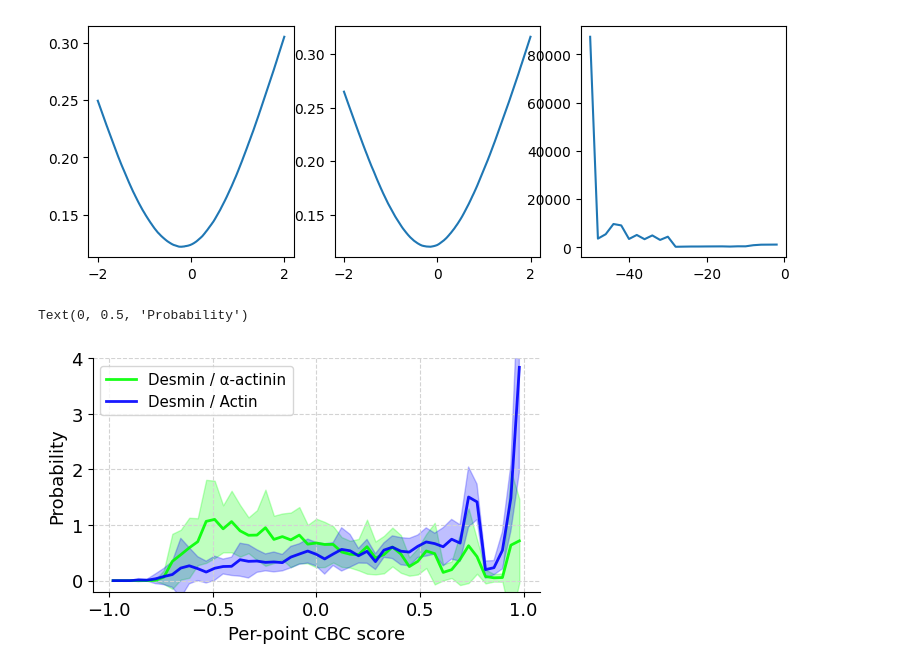
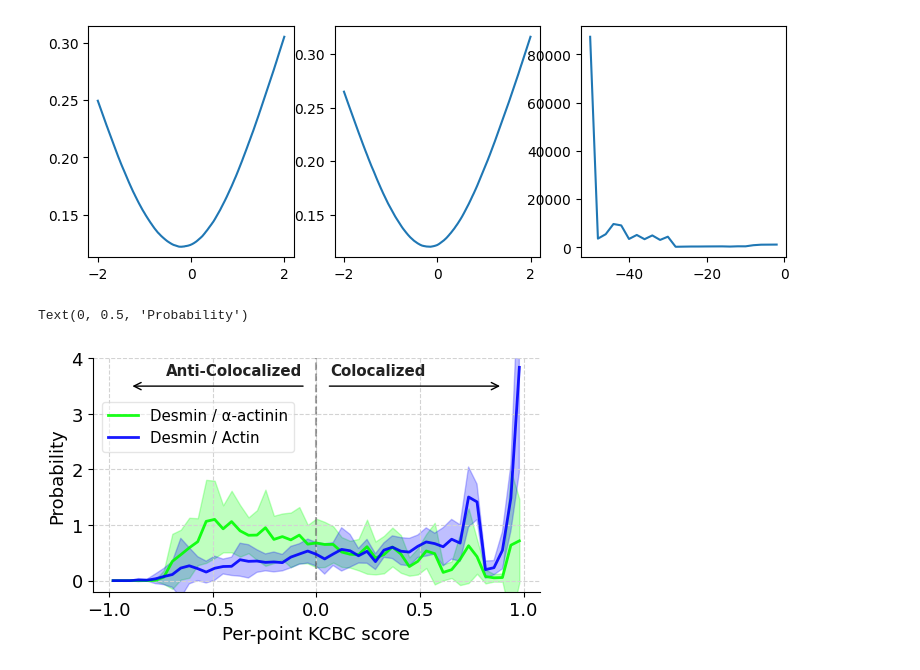
Before and after one commit to Jhko725/desmin-sarcomere-interior, a Jupyter notebook: notebooks/coordinate_based_colocalization.ipynb, the cells around one changed output. Drawn from its saved outputs; the diff is of its cells as text; code cells hidden in the pictures.

Commit message:
Polished the KCBC analysis figure

```diff
--- a/notebooks/coordinate_based_colocalization.ipynb
+++ b/notebooks/coordinate_based_colocalization.ipynb
@@ -113,29 +113,67 @@ kcbc_hist = jax.tree.map(
 # %%
 plt.rc("font", size=13)
 
 fig, ax = plt.subplots(1, 1, figsize=(5, 3), constrained_layout=True)
+ax.axvline(x=0, ymin=0.05, ymax=3.0, ls="--", color="#222222", alpha=0.4)
 for protein, offset in zip(("actinin", "actin"), (-0.02, 0.02)):
     ax = line_and_bandplot(
         ax,
         midpoints(corr_score_bins),
         np.mean(cbc_hist[protein], axis=0),
         np.std(cbc_hist[protein], axis=0),
         color=COLOR_DICT[protein],
         label=f"Desmin / {LABEL_DICT[protein]}",
         linewidth=2.0,
         alpha=0.9,
         alpha_band=0.25,
     )
+ax.annotate(
+    "",
+    xytext=(0.05, 3.5),
+    xy=(0.9, 3.5),
+    arrowprops=dict(
+        arrowstyle="->",
+    ),
+    color="#222222",
+)
+ax.annotate(
+    "",
+    xytext=(-0.05, 3.5),
+    xy=(-0.9, 3.5),
+    arrowprops=dict(
+        arrowstyle="->",
+    ),
+    color="#222222",
+)
+ax.text(
+    0.07,
+    3.7,
+    "Colocalized",
+    fontsize="small",
+    ha="left",
+    weight="bold",
+    color="#222222",
+)
+ax.text(
+    -0.07,
+    3.7,
+    "Anti-Colocalized",
+    fontsize="small",
+    ha="right",
+    weight="bold",
+    color="#222222",
+)
+
 ax.spines["top"].set_visible(False)
 ax.spines["right"].set_visible(False)
 ax.grid(ls="--", color="lightgray")
-ax.legend(loc="upper left", fontsize="small")
+ax.legend(loc=(0.02, 0.6), fontsize="small", framealpha=0.5)
 ax.set_ylim((-0.2, 4.0))
-ax.set_xlabel("Per-point CBC score")
+ax.set_xlabel("Per-point KCBC score")
 ax.set_ylabel("Probability")
 # %% [output]
 Text(0, 0.5, 'Probability')
-[figure, old version]
+[figure, new version]
 # %%
 plt.rc("font", size=13)
 
```
Also changed, not shown: parts of 1 cell of this notebook, 2 other files.
